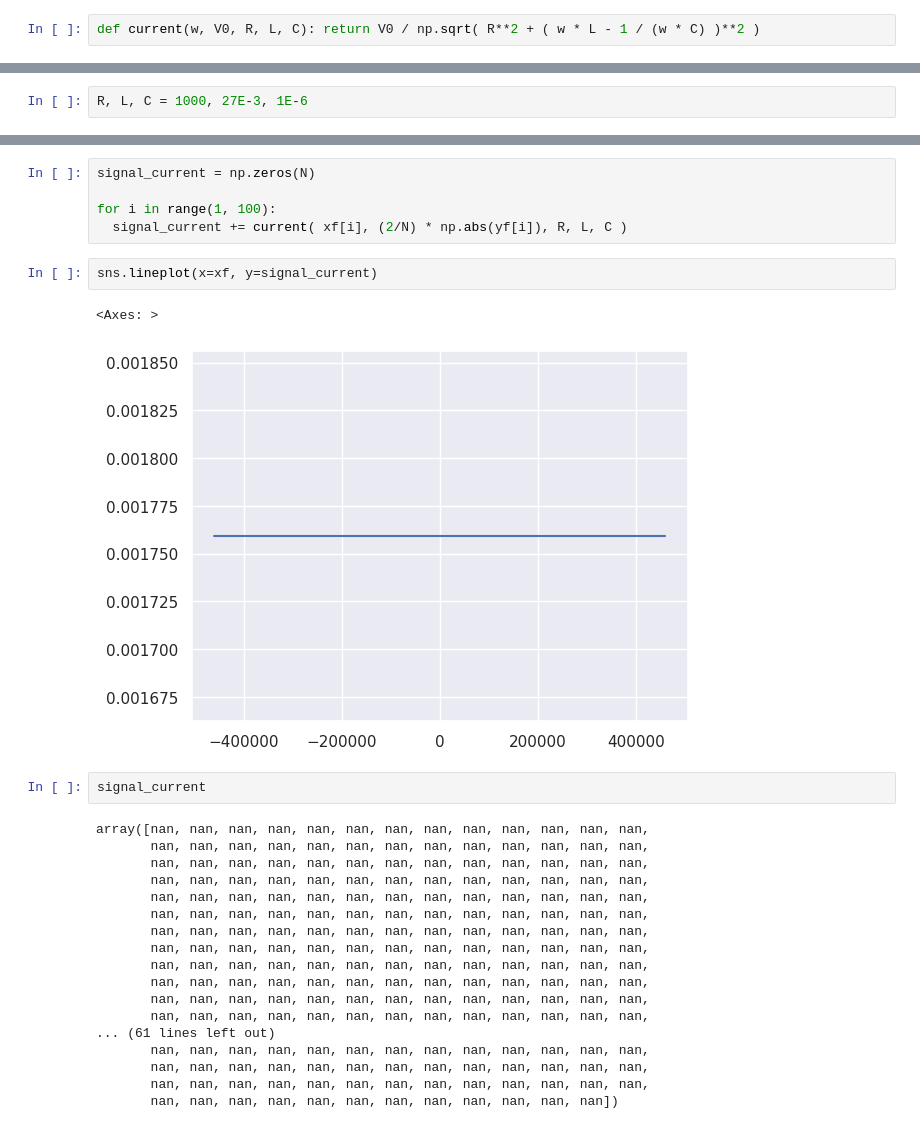
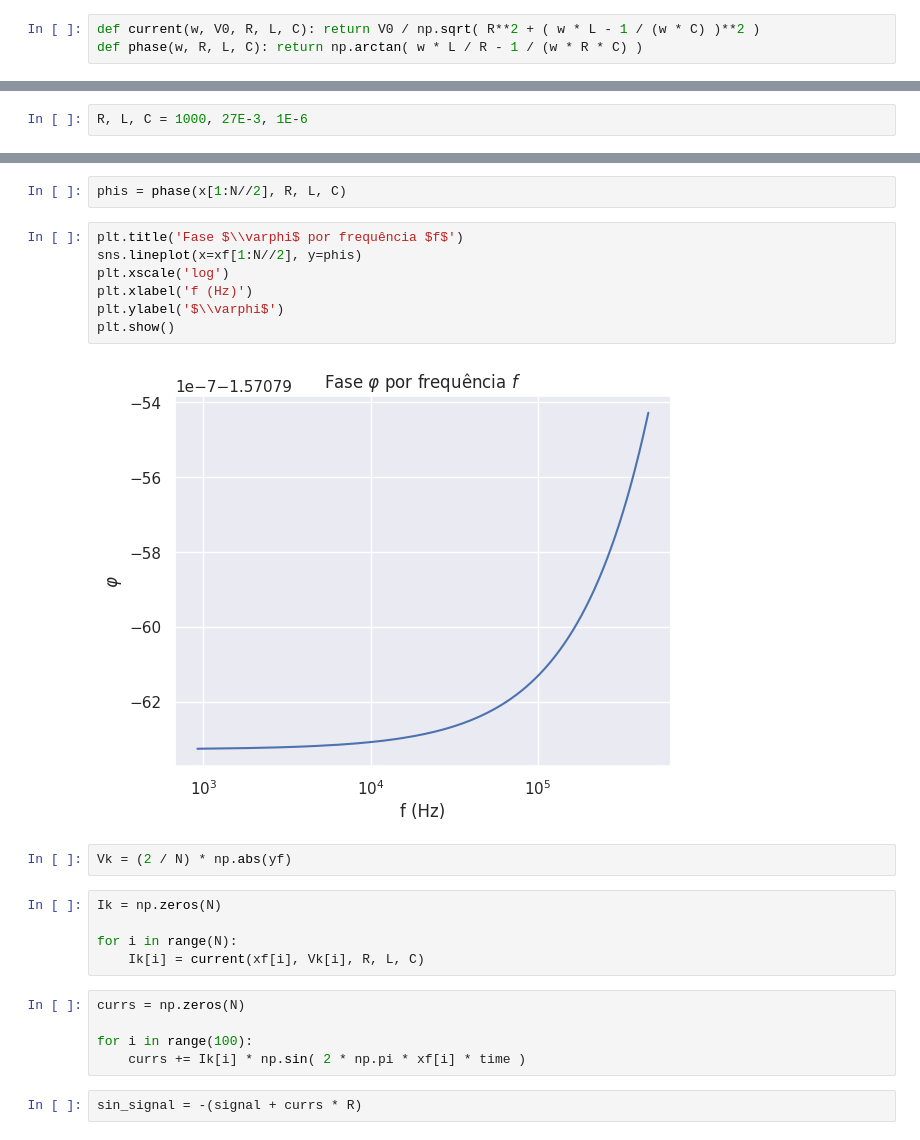
Before and after one commit to ivfreire/lab_3, a Jupyter notebook: Experimento 2/Atividade 5/analise.ipynb, the cells around one changed output, grey strips where cells are left out. Cells and saved outputs as stored; diff of their text form.

```diff
--- a/Experimento 2/Atividade 5/analise.ipynb
+++ b/Experimento 2/Atividade 5/analise.ipynb
@@ -42,6 +77,7 @@ v0
 ## Expansão de Fourier
 # %%
 def current(w, V0, R, L, C): return V0 / np.sqrt( R**2 + ( w * L - 1 / (w * C) )**2 )
+def phase(w, R, L, C): return np.arctan( w * L / R - 1 / (w * R * C) )
 # %%
 N = 1000
 
@@ -76,30 +126,25 @@ R, L, C = 1000, 27E-3, 1E-6
+# %%
+phis = phase(x[1:N//2], R, L, C)
+# %%
+plt.title('Fase $\\varphi$ por frequência $f$')
+sns.lineplot(x=xf[1:N//2], y=phis)
+plt.xscale('log')
+plt.xlabel('f (Hz)')
+plt.ylabel('$\\varphi$')
+plt.show()
+# %% [output]
+[figure, added]
+# %%
+Vk = (2 / N) * np.abs(yf)
 # %%
-signal_current = np.zeros(N)
+Ik = np.zeros(N)
 
-for i in range(1, 100):
-  signal_current += current( xf[i], (2/N) * np.abs(yf[i]), R, L, C )
+for i in range(N):
+	Ik[i] = current(xf[i], Vk[i], R, L, C)
-# %%
-sns.lineplot(x=xf, y=signal_current)
-# %% [output]
-<Axes: >
-[figure, removed]
-# %%
-signal_current
-# %% [output]
-array([nan, nan, nan, nan, nan, nan, nan, nan, nan, nan, nan, nan, nan,
-       nan, nan, nan, nan, nan, nan, nan, nan, nan, nan, nan, nan, nan,
-       nan, nan, nan, nan, nan, nan, nan, nan, nan, nan, nan, nan, nan,
-       nan, nan, nan, nan, nan, nan, nan, nan, nan, nan, nan, nan, nan,
-       nan, nan, nan, nan, nan, nan, nan, nan, nan, nan, nan, nan, nan,
-       nan, nan, nan, nan, nan, nan, nan, nan, nan, nan, nan, nan, nan,
-       nan, nan, nan, nan, nan, nan, nan, nan, nan, nan, nan, nan, nan,
-       nan, nan, nan, nan, nan, nan, nan, nan, nan, nan, nan, nan, nan,
-       nan, nan, nan, nan, nan, nan, nan, nan, nan, nan, nan, nan, nan,
-       nan, nan, nan, nan, nan, nan, nan, nan, nan, nan, nan, nan, nan,
-       nan, nan, nan, nan, nan, nan, nan, nan, nan, nan, nan, nan, nan,
-       nan, nan, nan, nan, nan, nan, nan, nan, nan, nan, nan, nan, nan,
-... (61 lines left out)
-       nan, nan, nan, nan, nan, nan, nan, nan, nan, nan, nan, nan, nan,
-       nan, nan, nan, nan, nan, nan, nan, nan, nan, nan, nan, nan, nan,
-       nan, nan, nan, nan, nan, nan, nan, nan, nan, nan, nan, nan, nan,
-       nan, nan, nan, nan, nan, nan, nan, nan, nan, nan, nan, nan])
+# %%
+currs = np.zeros(N)
+
+for i in range(100):
+	currs += Ik[i] * np.sin( 2 * np.pi * xf[i] * time )
+# %%
+sin_signal = -(signal + currs * R)
```
Also changed, not shown: parts of 12 cells of this notebook, 5 other files.
